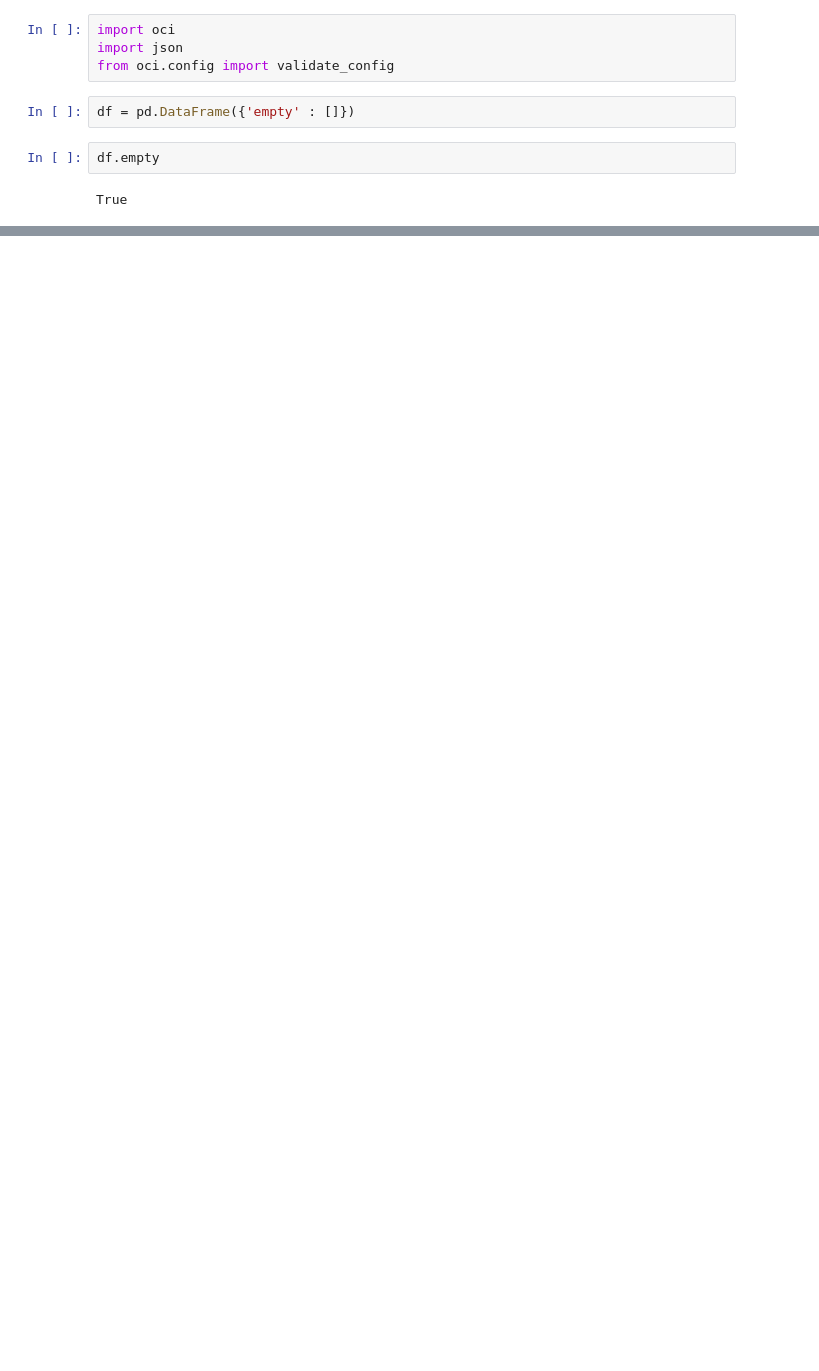
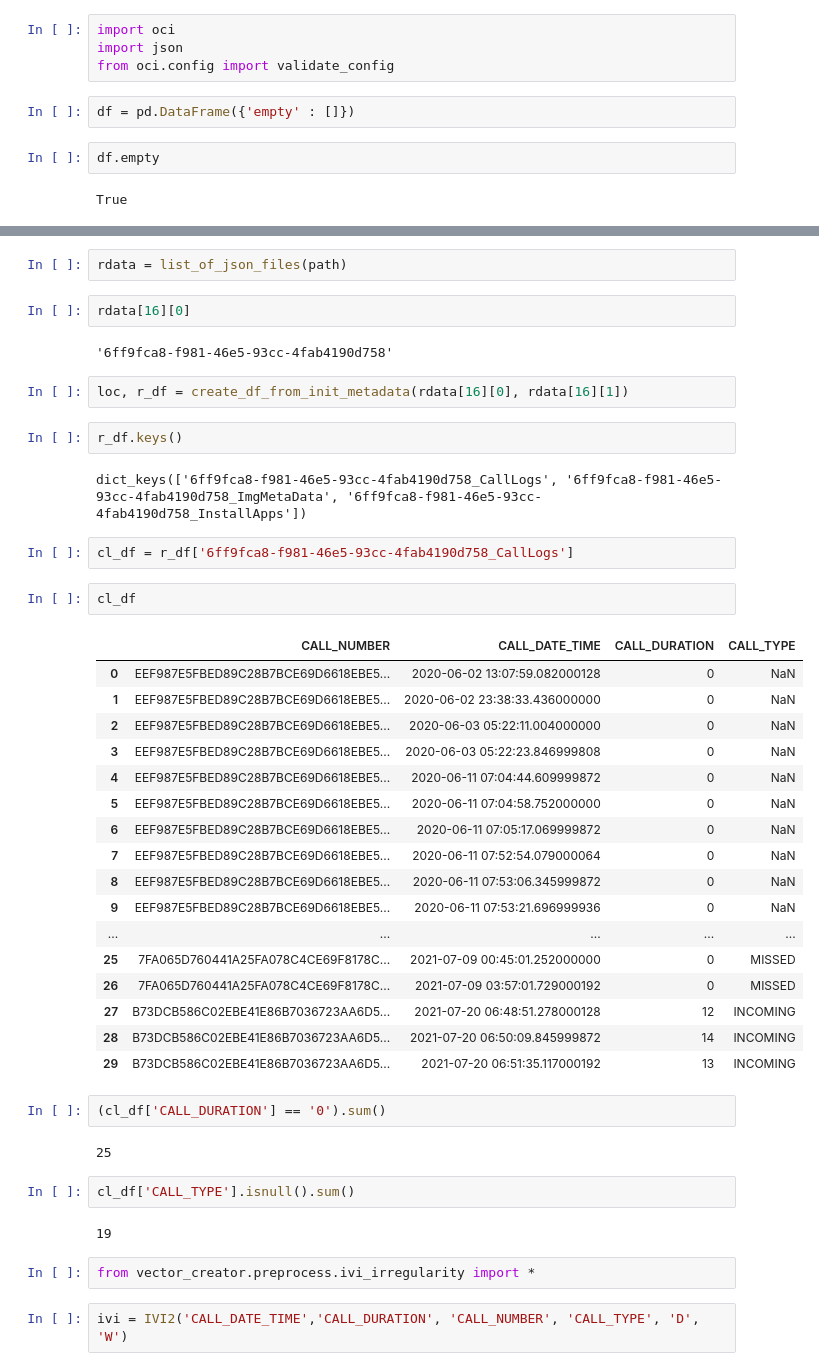
Before and after one commit to oavioz/Louie7Predictors, a Jupyter notebook: metadata_to_vec.ipynb, the cells around one changed output, grey strips where cells are left out. Cells and saved outputs as stored; diff of their text form; blank space fills up the shorter version.

```diff
--- a/metadata_to_vec.ipynb
+++ b/metadata_to_vec.ipynb
@@ -113,0 +93,46 @@ True
+# %%
+rdata = list_of_json_files(path)
+# %%
+rdata[16][0]
+# %% [output]
+'6ff9fca8-f981-46e5-93cc-4fab4190d758'
+# %%
+loc, r_df = create_df_from_init_metadata(rdata[16][0], rdata[16][1])
+# %%
+r_df.keys()
+# %% [output]
+dict_keys(['6ff9fca8-f981-46e5-93cc-4fab4190d758_CallLogs', '6ff9fca8-f981-46e5-93cc-4fab4190d758_ImgMetaData', '6ff9fca8-f981-46e5-93cc-4fab4190d758_InstallApps'])
+# %%
+cl_df = r_df['6ff9fca8-f981-46e5-93cc-4fab4190d758_CallLogs']
+# %%
+cl_df
+# %% [output]
+|  | CALL_NUMBER | CALL_DATE_TIME | CALL_DURATION | CALL_TYPE |
+| 0 | EEF987E5FBED89C28B7BCE69D6618EBE5... | 2020-06-02 13:07:59.082000128 | 0 | NaN |
+| 1 | EEF987E5FBED89C28B7BCE69D6618EBE5... | 2020-06-02 23:38:33.436000000 | 0 | NaN |
+| 2 | EEF987E5FBED89C28B7BCE69D6618EBE5... | 2020-06-03 05:22:11.004000000 | 0 | NaN |
+| 3 | EEF987E5FBED89C28B7BCE69D6618EBE5... | 2020-06-03 05:22:23.846999808 | 0 | NaN |
+| 4 | EEF987E5FBED89C28B7BCE69D6618EBE5... | 2020-06-11 07:04:44.609999872 | 0 | NaN |
+| 5 | EEF987E5FBED89C28B7BCE69D6618EBE5... | 2020-06-11 07:04:58.752000000 | 0 | NaN |
+| 6 | EEF987E5FBED89C28B7BCE69D6618EBE5... | 2020-06-11 07:05:17.069999872 | 0 | NaN |
+| 7 | EEF987E5FBED89C28B7BCE69D6618EBE5... | 2020-06-11 07:52:54.079000064 | 0 | NaN |
+| 8 | EEF987E5FBED89C28B7BCE69D6618EBE5... | 2020-06-11 07:53:06.345999872 | 0 | NaN |
+| 9 | EEF987E5FBED89C28B7BCE69D6618EBE5... | 2020-06-11 07:53:21.696999936 | 0 | NaN |
+| ... | ... | ... | ... | ... |
+| 25 | 7FA065D760441A25FA078C4CE69F8178C... | 2021-07-09 00:45:01.252000000 | 0 | MISSED |
+| 26 | 7FA065D760441A25FA078C4CE69F8178C... | 2021-07-09 03:57:01.729000192 | 0 | MISSED |
+| 27 | B73DCB586C02EBE41E86B7036723AA6D5... | 2021-07-20 06:48:51.278000128 | 12 | INCOMING |
+| 28 | B73DCB586C02EBE41E86B7036723AA6D5... | 2021-07-20 06:50:09.845999872 | 14 | INCOMING |
+| 29 | B73DCB586C02EBE41E86B7036723AA6D5... | 2021-07-20 06:51:35.117000192 | 13 | INCOMING |
+# %%
+(cl_df['CALL_DURATION'] == '0').sum()
+# %% [output]
+25
+# %%
+cl_df['CALL_TYPE'].isnull().sum()
+# %% [output]
+19
+# %%
+from vector_creator.preprocess.ivi_irregularity import *
+# %%
+ivi = IVI2('CALL_DATE_TIME','CALL_DURATION', 'CALL_NUMBER', 'CALL_TYPE', 'D', 'W')
```
Also changed, not shown: parts of 14 cells of this notebook, 7 other files.
